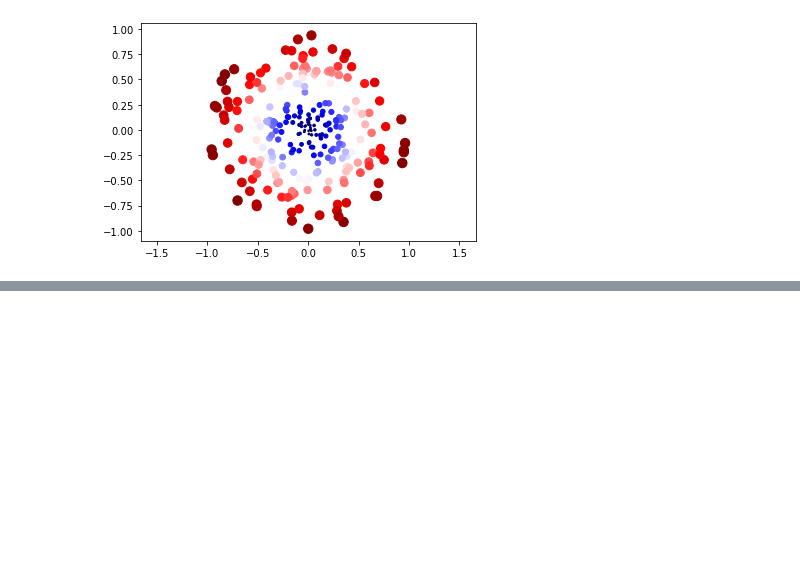
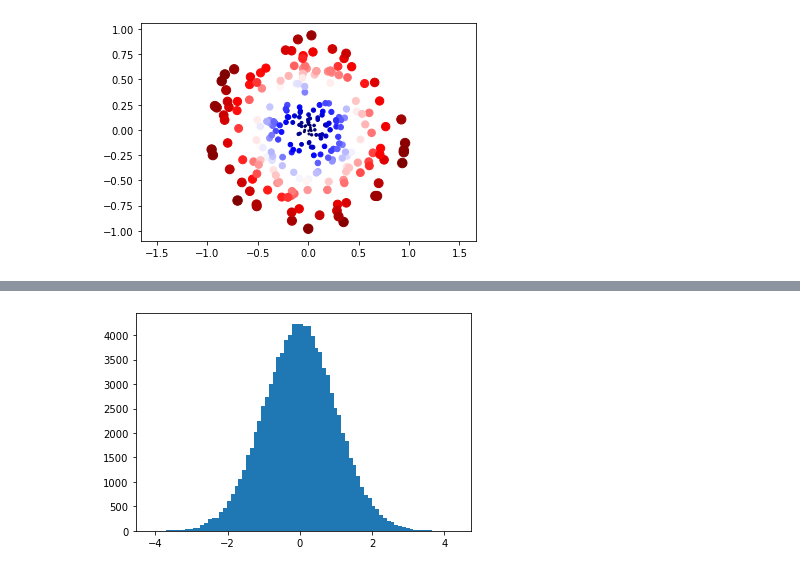
Before and after one commit to oyputra/supervised-learning, a Jupyter notebook: 03 - Matplotlib Intro/Part 1 - Matplotlib.ipynb, the cells around one changed output, grey strips where cells are left out. Saved outputs shown, nothing was run; the diff lists cells and outputs as text; code cells hidden in the pictures; blank space fills up the shorter version.

```diff
--- a/03 - Matplotlib Intro/Part 1 - Matplotlib.ipynb
+++ b/03 - Matplotlib Intro/Part 1 - Matplotlib.ipynb
@@ -115,0 +125,5 @@ plt.axis("equal");
+# %%
+numbers = np.random.randn(100000)
+plt.hist(numbers, bins=80);
+# %% [output]
+[figure, added]
```
Also changed, not shown: parts of 5 cells of this notebook.
